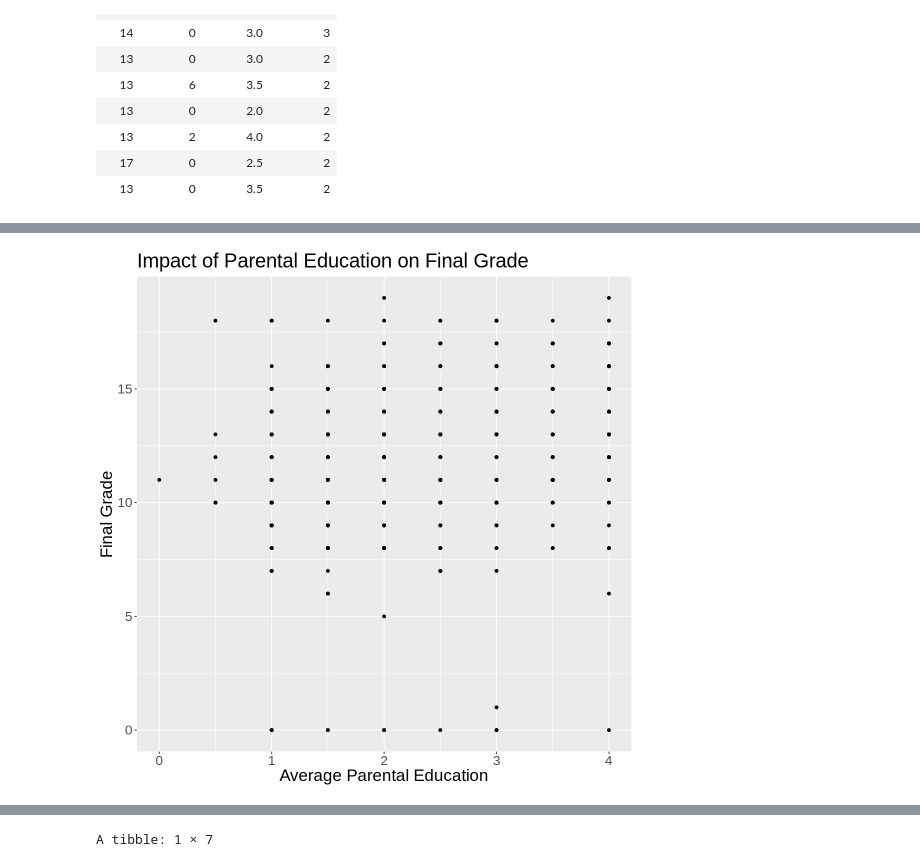
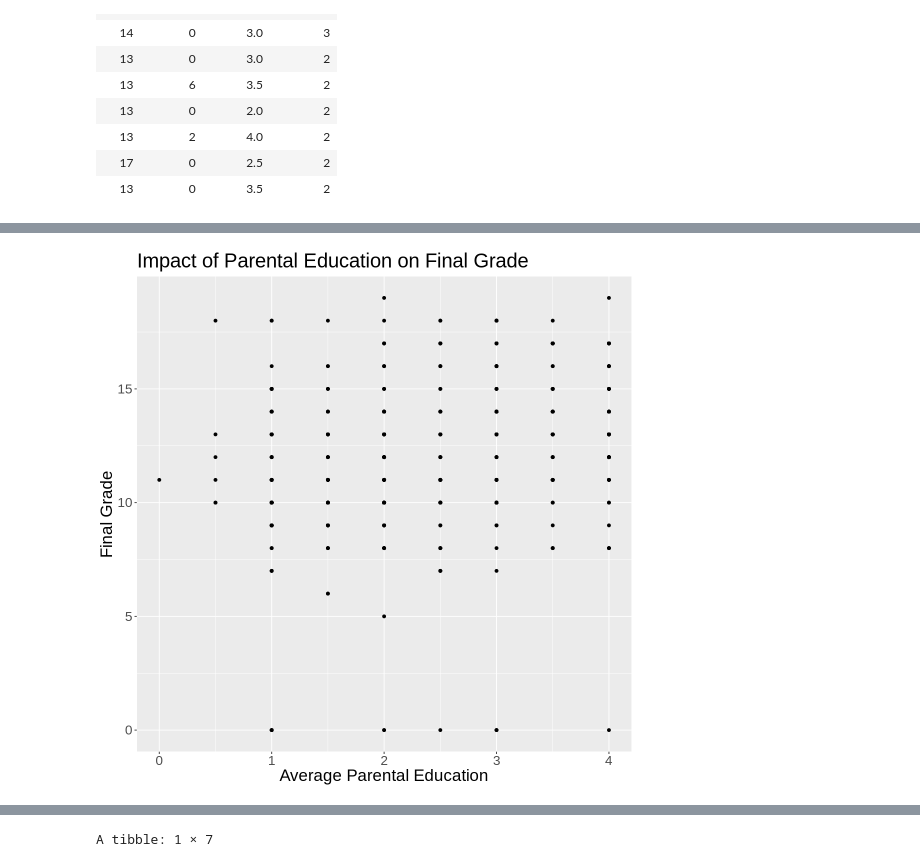
Before and after one commit to jsonthany/dsci_100_project, a Jupyter notebook: project_report.ipynb, the cells around one changed output, grey strips where cells are left out. Drawn from its saved outputs; the diff is of its cells as text; code cells hidden in the pictures.

```diff
--- a/project_report.ipynb
+++ b/project_report.ipynb
@@ -104,12 +185,12 @@ absences_plot
 # %%
-parent_ed_plot <- ggplot(student_data, aes(x = parent_ed, y = G3)) +
+parent_ed_plot <- ggplot(student_train, aes(x = parent_ed, y = G3)) +
   geom_point() +
   xlab("Average Parental Education") +
   ylab("Final Grade") +
     labs (title = "Impact of Parental Education on Final Grade") +
 theme(text = element_text(size=20))
 
 parent_ed_plot
 # %% [output]
-[figure, old version]
+[figure, new version]
 # %%
```
Also changed, not shown: parts of 15 cells of this notebook.
